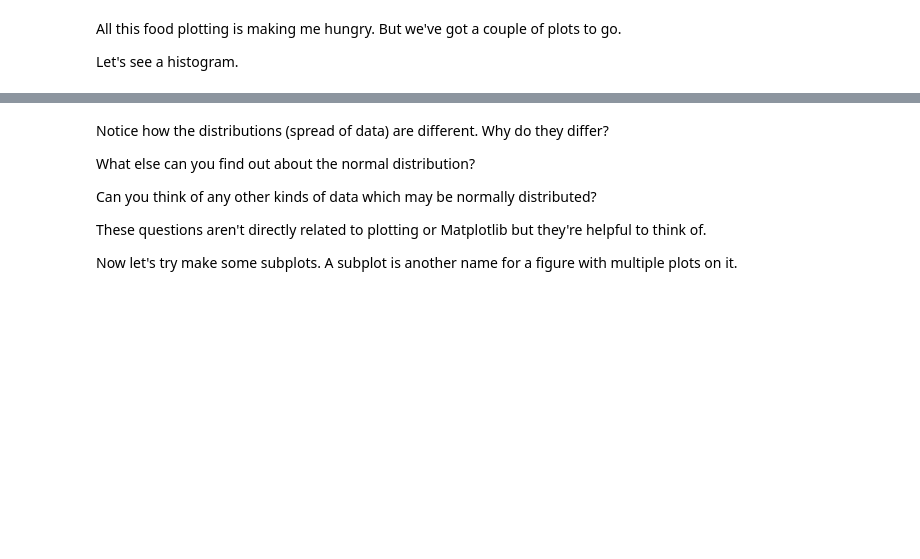
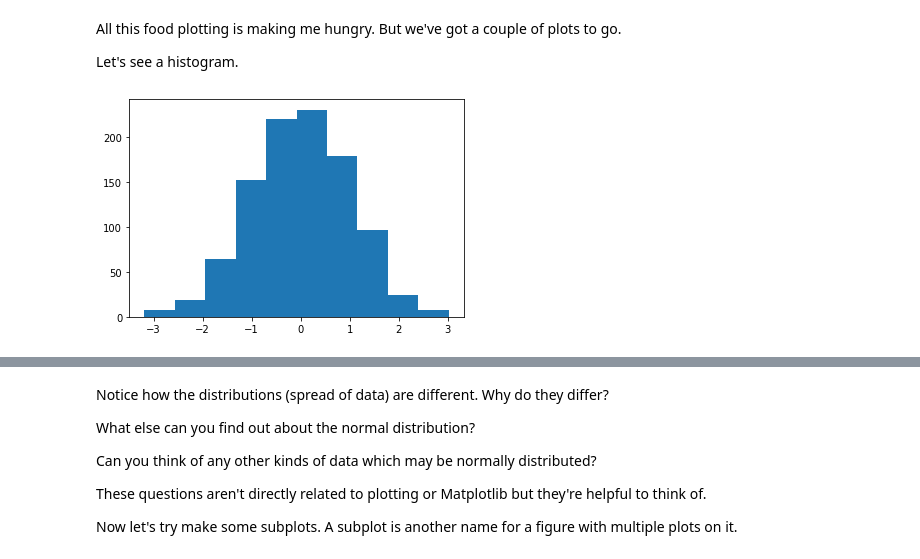
Before and after one commit to faridhuseynov/Udemy_ZTM, a Jupyter notebook: matplotlib-exercises.ipynb, the cells around one changed output, grey strips where cells are left out. Cells and saved outputs as stored; diff of their text form; code cells hidden in the pictures; blank space fills up the shorter version.

```diff
--- a/matplotlib-exercises.ipynb
+++ b/matplotlib-exercises.ipynb
@@ -132,8 +148,11 @@ All this food plotting is making me hungry. But we've got a couple of plots to g
 Let's see a histogram.
 # %%
 # Create a random NumPy array of 1000 normally distributed numbers using NumPy and save it to X
-
-
+X = np.random.randn(1000)
+fig, ax = plt.subplots()
 # Create a histogram plot of X
+ax.hist(X);
+# %% [output]
+[figure, added]
 # %%
 # Create a NumPy array of 1000 random numbers and save it to X
```
Also changed, not shown: parts of 29 cells of this notebook, 2 other files.
